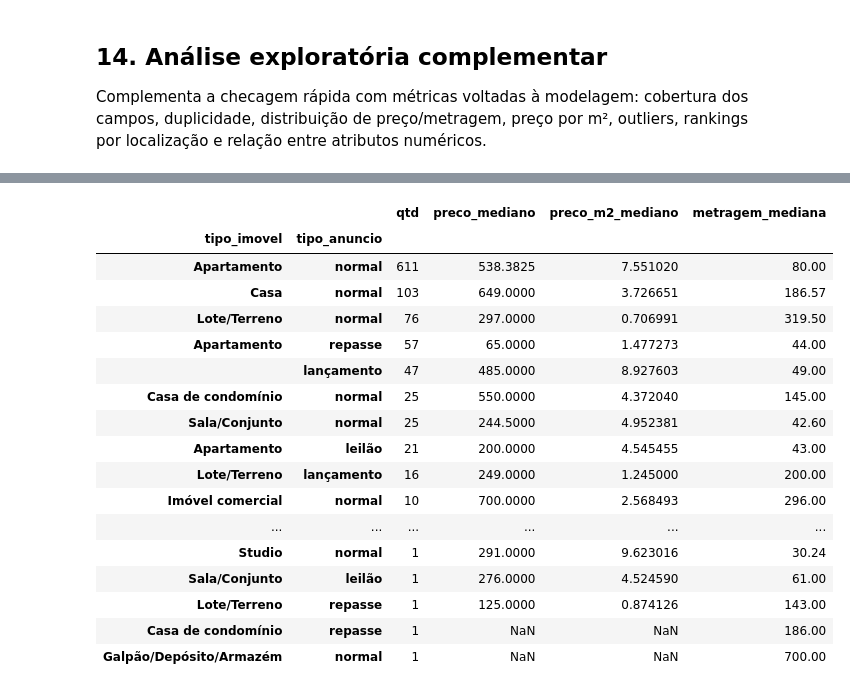
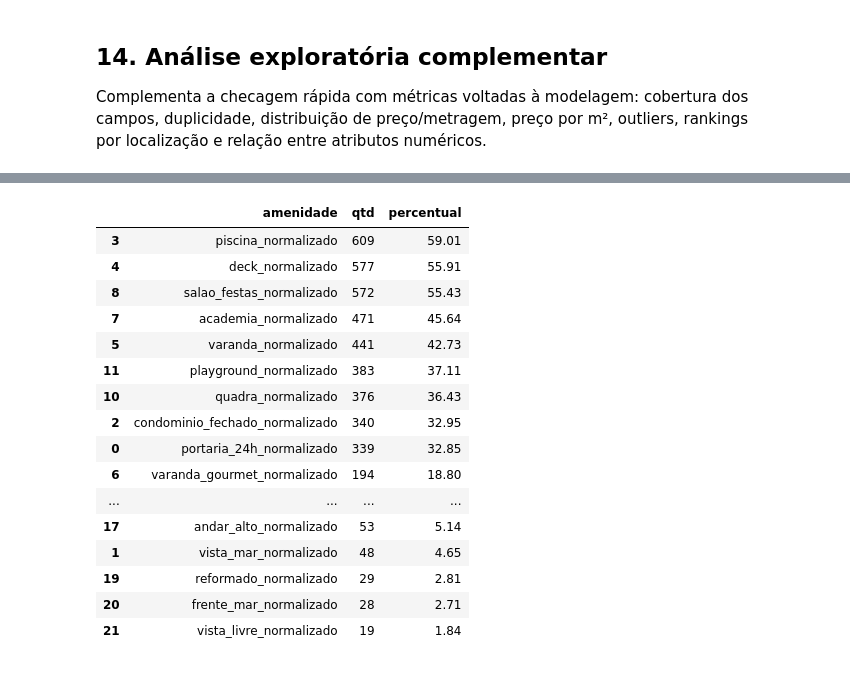
Before and after one commit to OTiaggo/pipeline-de-modelos-preditores-de-precos-de-imoveis-com-dados-em-tempo-real, a Jupyter notebook: dados_tratados/tratamento_dados_v1.ipynb, the cells around one changed output, grey strips where cells are left out. Cells and saved outputs as stored; diff of their text form; code cells hidden in the pictures.

```diff
--- a/dados_tratados/tratamento_dados_v1.ipynb
+++ b/dados_tratados/tratamento_dados_v1.ipynb
@@ -432,8 +432,8 @@ def detectar_tipo_anuncio(texto_norm, url):
         return "lan\u00e7amento"
     return "normal"
 
-df["tipo_anuncio"] = [
+df["tipo_anuncio_normalizado"] = [
     detectar_tipo_anuncio(t, u) for t, u in zip(textos_norm, df["url"])
 ]
-df["tipo_anuncio"].value_counts()
+df["tipo_anuncio_normalizado"].value_counts()
 # %% [output]
@@ -449,9 +449,9 @@ Name: count, dtype: int64
 Detecta menções a saldo devedor, parcelas restantes e condições de entrada.
 # %%
 FINANCIAMENTO_KEYWORDS = {
-    "saldo_devedor": [r"saldo\s*devedor"],
-    "parcelas_restantes": [r"parcelas?\s*restantes?", r"parcelas?\s*a\s*pagar"],
-    "entrada": [r"\bentrada\s*de\b", r"\bentrada\s*\+", r"entrada\s*facilitada", r"entrada\s*r\$"],
+    "saldo_devedor_normalizado": [r"saldo\s*devedor"],
+    "parcelas_restantes_normalizado": [r"parcelas?\s*restantes?", r"parcelas?\s*a\s*pagar"],
+    "entrada_normalizado": [r"\bentrada\s*de\b", r"\bentrada\s*\+", r"entrada\s*facilitada", r"entrada\s*r\$"],
 }
 
 for chave, padroes in FINANCIAMENTO_KEYWORDS.items():
@@ -476,8 +476,8 @@ MULTIPLA_UNIDADE_PADROES = [
     r"a\s*partir\s*de\s*r?\$?\s*\d",
 ]
 
-df["multipla_unidade"] = textos_norm.apply(
+df["multipla_unidade_normalizado"] = textos_norm.apply(
     lambda t: detectar_amenidade(t, MULTIPLA_UNIDADE_PADROES)
 )
-df["multipla_unidade"].value_counts()
+df["multipla_unidade_normalizado"].value_counts()
 # %% [output]
@@ -513,8 +513,8 @@ def gerar_observacoes(texto_norm):
     achados = [nome for nome, padroes in OBSERVACOES_KEYWORDS.items() if detectar_amenidade(texto_norm, padroes)]
     return "; ".join(achados) if achados else ""
 
-df["observacoes_extraidas"] = textos_norm.apply(gerar_observacoes)
-df["observacoes_extraidas"].head(5)
+df["observacoes_extraidas_normalizado"] = textos_norm.apply(gerar_observacoes)
+df["observacoes_extraidas_normalizado"].head(5)
 # %% [output]
 0    lavanderia_compartilhada; sky_lounge; pronto_p...
 1                                       perto_shopping
@@ -791,19 +792,22 @@ display(amostra_outliers)
 # %%
-top_bairros = (
-    df_eda.groupby("bairro", dropna=False)
-    .agg(
-        qtd=("preco_anuncio", "size"),
-        preco_mediano=("preco_anuncio", "median"),
-        preco_m2_mediano=("preco_m2", "median"),
-        metragem_mediana=("metragem", "median"),
+if "bairro" in df_eda.columns:
+    top_bairros = (
+        df_eda.groupby("bairro", dropna=False)
+        .agg(
+            qtd=("preco_anuncio", "size"),
+            preco_mediano=("preco_anuncio", "median"),
+            preco_m2_mediano=("preco_m2", "median"),
+            metragem_mediana=("metragem", "median"),
+        )
+        .sort_values("qtd", ascending=False)
+        .head(20)
     )
-    .sort_values("qtd", ascending=False)
-    .head(20)
-)
-display(top_bairros)
+    display(top_bairros)
+else:
+    print("Coluna bairro removida do df_final.")
 
 preco_por_tipo = (
-    df_eda.groupby(["tipo_imovel", "tipo_anuncio"], dropna=False)
+    df_eda.groupby(["tipo_imovel", "tipo_anuncio_normalizado"], dropna=False)
     .agg(
         qtd=("preco_anuncio", "size"),
         preco_mediano=("preco_anuncio", "median"),
@@ -815,11 +819,11 @@ preco_por_tipo = (
 display(preco_por_tipo)
 
 amenidades = [
-    "portaria_24h", "vista_mar", "condominio_fechado", "piscina", "deck",
-    "varanda", "varanda_gourmet", "academia", "salao_festas", "salao_jogos",
-    "quadra", "playground", "brinquedoteca", "coworking", "pet_place",
-    "elevador", "energia_solar", "nascente", "andar_alto", "mobiliado",
-    "reformado", "frente_mar", "vista_livre",
+    "portaria_24h_normalizado", "vista_mar_normalizado", "condominio_fechado_normalizado", "piscina_normalizado", "deck_normalizado",
+    "varanda_normalizado", "varanda_gourmet_normalizado", "academia_normalizado", "salao_festas_normalizado", "salao_jogos_normalizado",
+    "quadra_normalizado", "playground_normalizado", "brinquedoteca_normalizado", "coworking_normalizado", "pet_place_normalizado",
+    "elevador_normalizado", "nascente_normalizado", "andar_alto_normalizado", "mobiliado_normalizado",
+    "reformado_normalizado", "frente_mar_normalizado", "vista_livre_normalizado",
 ]
 amenidades = [c for c in amenidades if c in df_eda.columns]
 
@@ -851,18 +856,17 @@ display(resumo_amenidades.sort_values("qtd", ascending=False))
-|  |  | qtd | preco_mediano | preco_m2_mediano | metragem_mediana |
-| tipo_imovel | tipo_anuncio |  |  |  |  |
-| Apartamento | normal | 611 | 538.3825 | 7.551020 | 80.00 |
-| Casa | normal | 103 | 649.0000 | 3.726651 | 186.57 |
-| Lote/Terreno | normal | 76 | 297.0000 | 0.706991 | 319.50 |
-| Apartamento | repasse | 57 | 65.0000 | 1.477273 | 44.00 |
-|  | lançamento | 47 | 485.0000 | 8.927603 | 49.00 |
-| Casa de condomínio | normal | 25 | 550.0000 | 4.372040 | 145.00 |
-| Sala/Conjunto | normal | 25 | 244.5000 | 4.952381 | 42.60 |
-| Apartamento | leilão | 21 | 200.0000 | 4.545455 | 43.00 |
-| Lote/Terreno | lançamento | 16 | 249.0000 | 1.245000 | 200.00 |
-| Imóvel comercial | normal | 10 | 700.0000 | 2.568493 | 296.00 |
-| ... | ... | ... | ... | ... | ... |
-| Studio | normal | 1 | 291.0000 | 9.623016 | 30.24 |
-| Sala/Conjunto | leilão | 1 | 276.0000 | 4.524590 | 61.00 |
-| Lote/Terreno | repasse | 1 | 125.0000 | 0.874126 | 143.00 |
-| Casa de condomínio | repasse | 1 | NaN | NaN | 186.00 |
-| Galpão/Depósito/Armazém | normal | 1 | NaN | NaN | 700.00 |
+|  | amenidade | qtd | percentual |
+| 3 | piscina_normalizado | 609 | 59.01 |
+| 4 | deck_normalizado | 577 | 55.91 |
+| 8 | salao_festas_normalizado | 572 | 55.43 |
+| 7 | academia_normalizado | 471 | 45.64 |
+| 5 | varanda_normalizado | 441 | 42.73 |
+| 11 | playground_normalizado | 383 | 37.11 |
+| 10 | quadra_normalizado | 376 | 36.43 |
+| 2 | condominio_fechado_normalizado | 340 | 32.95 |
+| 0 | portaria_24h_normalizado | 339 | 32.85 |
+| 6 | varanda_gourmet_normalizado | 194 | 18.80 |
+| ... | ... | ... | ... |
+| 17 | andar_alto_normalizado | 53 | 5.14 |
+| 1 | vista_mar_normalizado | 48 | 4.65 |
+| 19 | reformado_normalizado | 29 | 2.81 |
+| 20 | frente_mar_normalizado | 28 | 2.71 |
+| 21 | vista_livre_normalizado | 19 | 1.84 |
```
Also changed, not shown: parts of 32 cells of this notebook, 1 other file.
